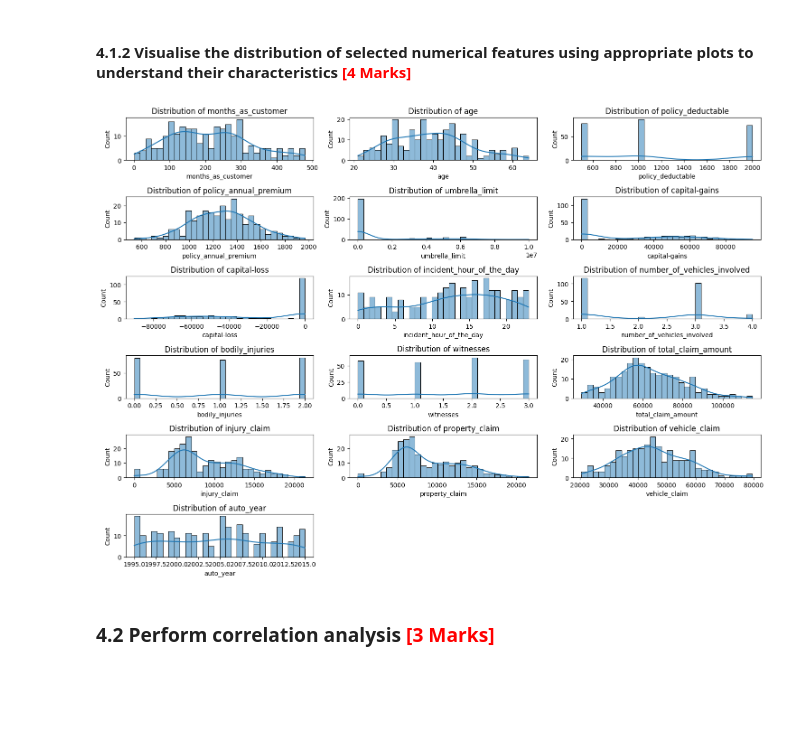
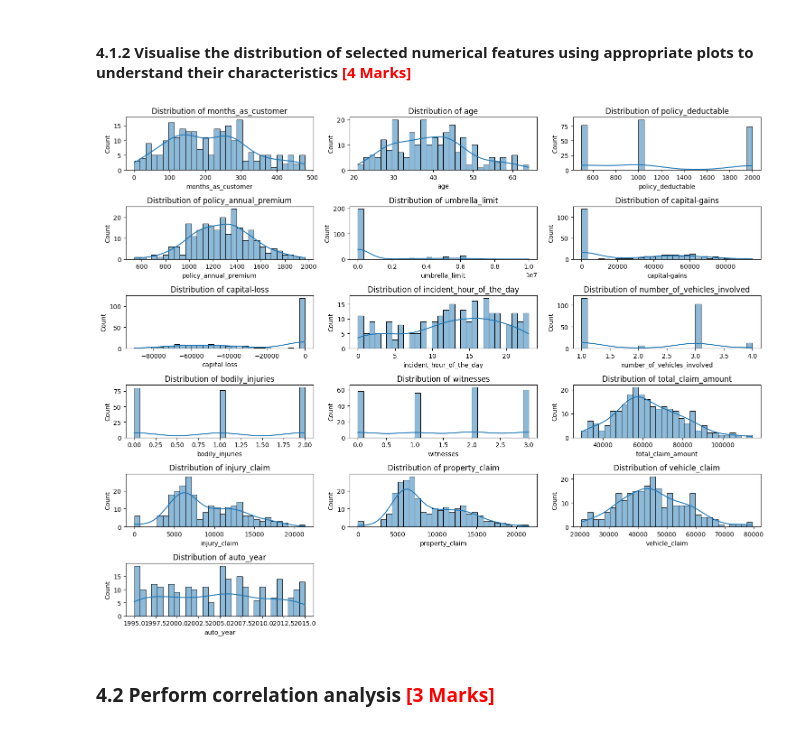
Before and after one commit to navyabhat98/Fraudulent_Insurance_Claim_Detection, a Jupyter notebook: Fraudulent_Insurance_Claim_Detection.ipynb, the cells around one changed output. Drawn from its saved outputs; the diff is of its cells as text; code cells hidden in the pictures; blank space fills up the shorter version.

```diff
--- a/Fraudulent_Insurance_Claim_Detection.ipynb
+++ b/Fraudulent_Insurance_Claim_Detection.ipynb
@@ -523,16 +522,16 @@ numeric_cols
 # %%
 # Plot all the numerical columns to understand their distribution
 plt.figure(figsize=(15, 12))
 
 for i, col in enumerate(numeric_cols, 1):
-    plt.subplot((len(num_cols) // 3) + 1, 3, i)
+    plt.subplot((len(numeric_cols) // 3) + 1, 3, i)
     sns.histplot(X_train[col], kde=True, bins=30)
     plt.title(f"Distribution of {col}")
 
 plt.tight_layout()
 plt.show()
 # %% [output]
-[figure, old version]
+[figure, new version]
 # %% [markdown]
 ### **4.2 Perform correlation analysis** <font color="red">[3 Marks]</font>
 # %% [markdown]
```
Also changed, not shown: parts of 40 cells of this notebook.
